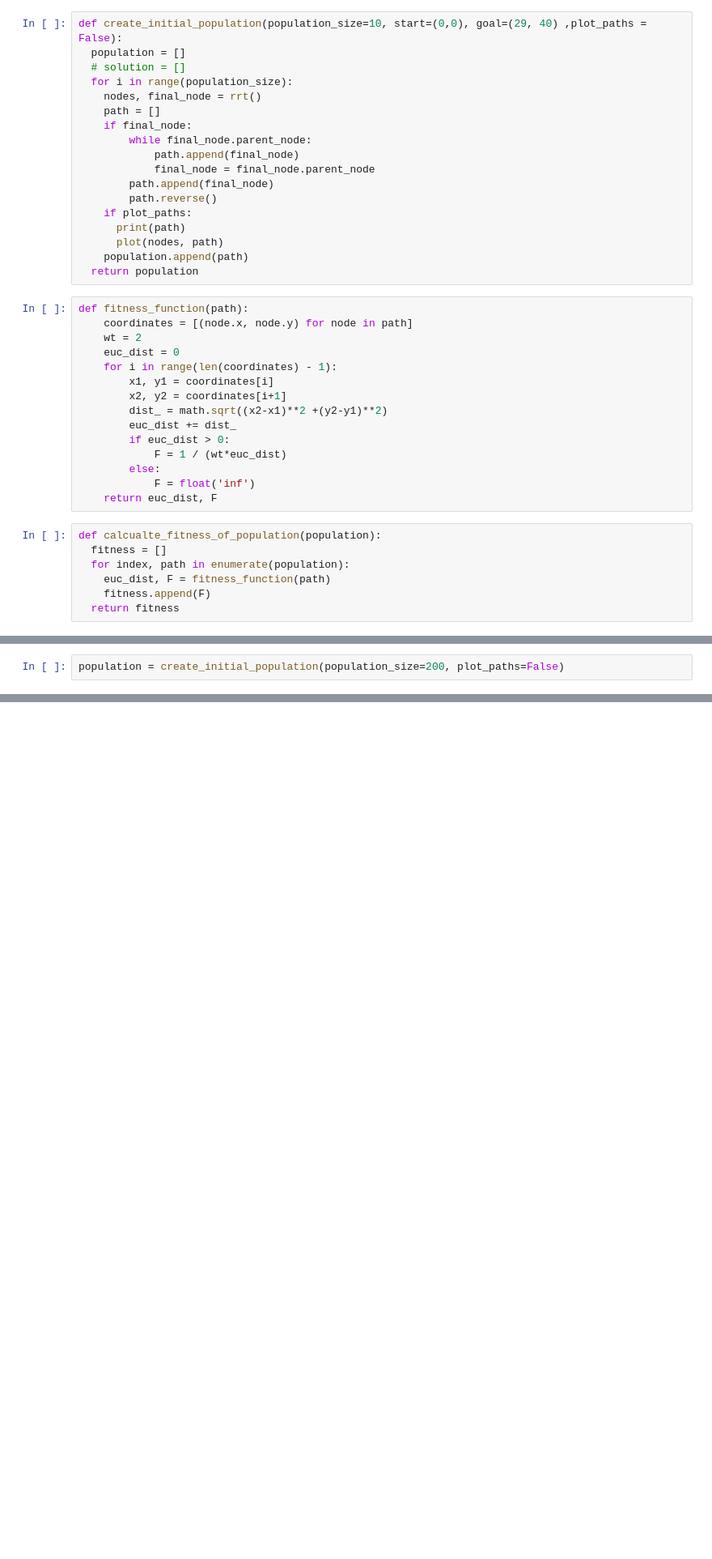
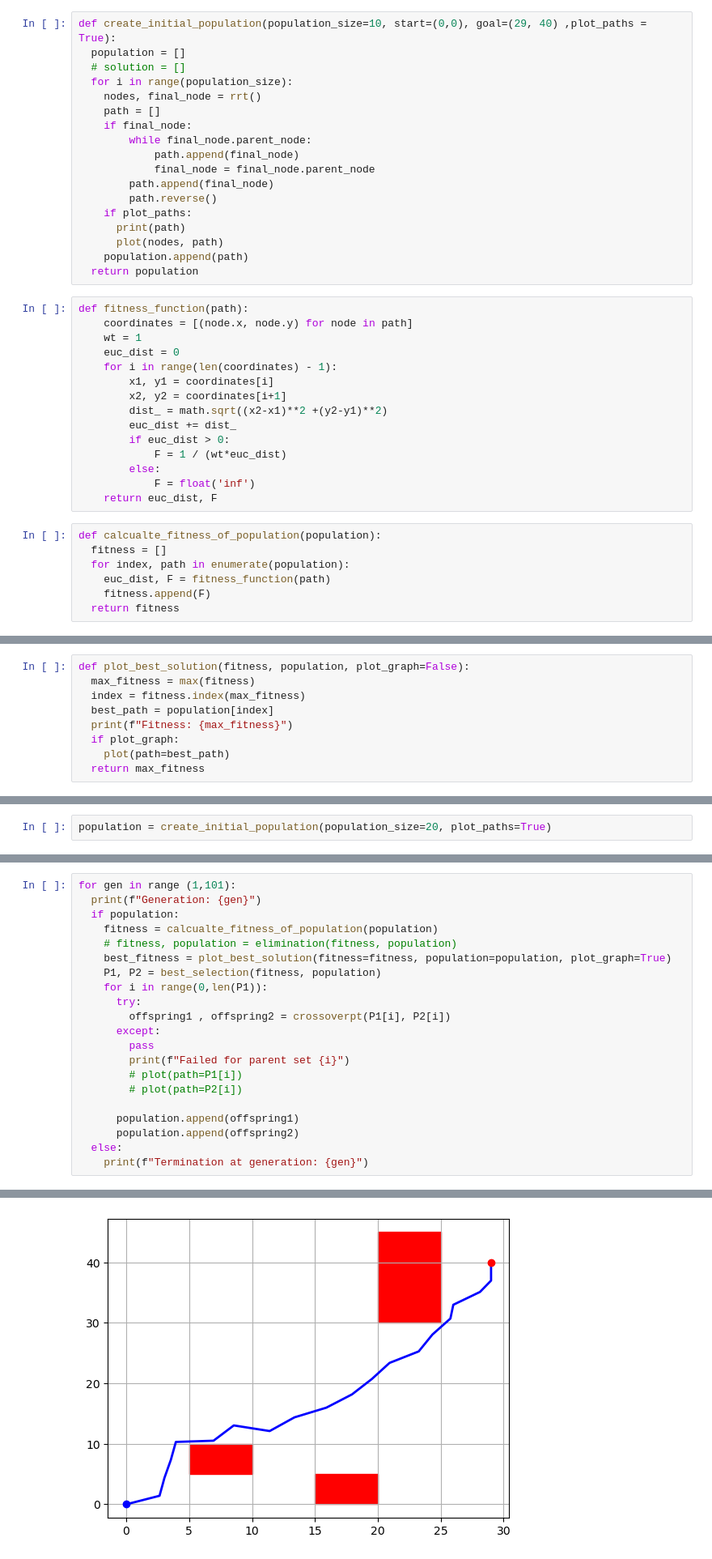
Before and after one commit to koustubh1012/Genetic-Algotihm-based-path-planning, a Jupyter notebook: genetic_algorithm_planner.ipynb, the cells around one changed output, grey strips where cells are left out. Shown at 81% size. Drawn from its saved outputs; the diff is of its cells as text; blank space fills up the shorter version.

```diff
--- a/genetic_algorithm_planner.ipynb
+++ b/genetic_algorithm_planner.ipynb
@@ -78,7 +78,7 @@ def rrt(step_size=5, max_nodes=10000):
                 return nodes, new_node
     return nodes, None  # Return None if max_nodes reached without finding a path
 # %%
-def create_initial_population(population_size=10, start=(0,0), goal=(29, 40) ,plot_paths = False):
+def create_initial_population(population_size=10, start=(0,0), goal=(29, 40) ,plot_paths = True):
   population = []
   # solution = []
   for i in range(population_size):
@@ -98,7 +98,7 @@ def create_initial_population(population_size=10, start=(0,0), goal=(29, 40) ,pl
 # %%
 def fitness_function(path):
     coordinates = [(node.x, node.y) for node in path]
-    wt = 2
+    wt = 1
     euc_dist = 0
     for i in range(len(coordinates) - 1):
         x1, y1 = coordinates[i]
@@ -134,0 +151,9 @@ def selection(fitness, population):
+# %%
+def plot_best_solution(fitness, population, plot_graph=False):
+  max_fitness = max(fitness)
+  index = fitness.index(max_fitness)
+  best_path = population[index]
+  print(f"Fitness: {max_fitness}")
+  if plot_graph:
+    plot(path=best_path)
+  return max_fitness
@@ -142,4 +202,4 @@ def elimination(fitness, population):
     population.pop(index)
   return fitness, population
 # %%
-population = create_initial_population(population_size=200, plot_paths=False)
+population = create_initial_population(population_size=20, plot_paths=True)
@@ -147,0 +220,22 @@ fitness = calcualte_fitness_of_population(population)
+# %%
+for gen in range (1,101):
+  print(f"Generation: {gen}")
+  if population:
+    fitness = calcualte_fitness_of_population(population)
+    # fitness, population = elimination(fitness, population)
+    best_fitness = plot_best_solution(fitness=fitness, population=population, plot_graph=True)
+    P1, P2 = best_selection(fitness, population)
+    for i in range(0,len(P1)):
+      try:
+        offspring1 , offspring2 = crossoverpt(P1[i], P2[i])
+      except:
+        pass
+        print(f"Failed for parent set {i}")
+        # plot(path=P1[i])
+        # plot(path=P2[i])
+
+      population.append(offspring1)
+      population.append(offspring2)
+  else:
+    print(f"Termination at generation: {gen}")
+# %% [output]
@@ -147,0 +244 @@ fitness = calcualte_fitness_of_population(population)
+[figure, added]
```
Also changed, not shown: parts of 11 cells of this notebook.
